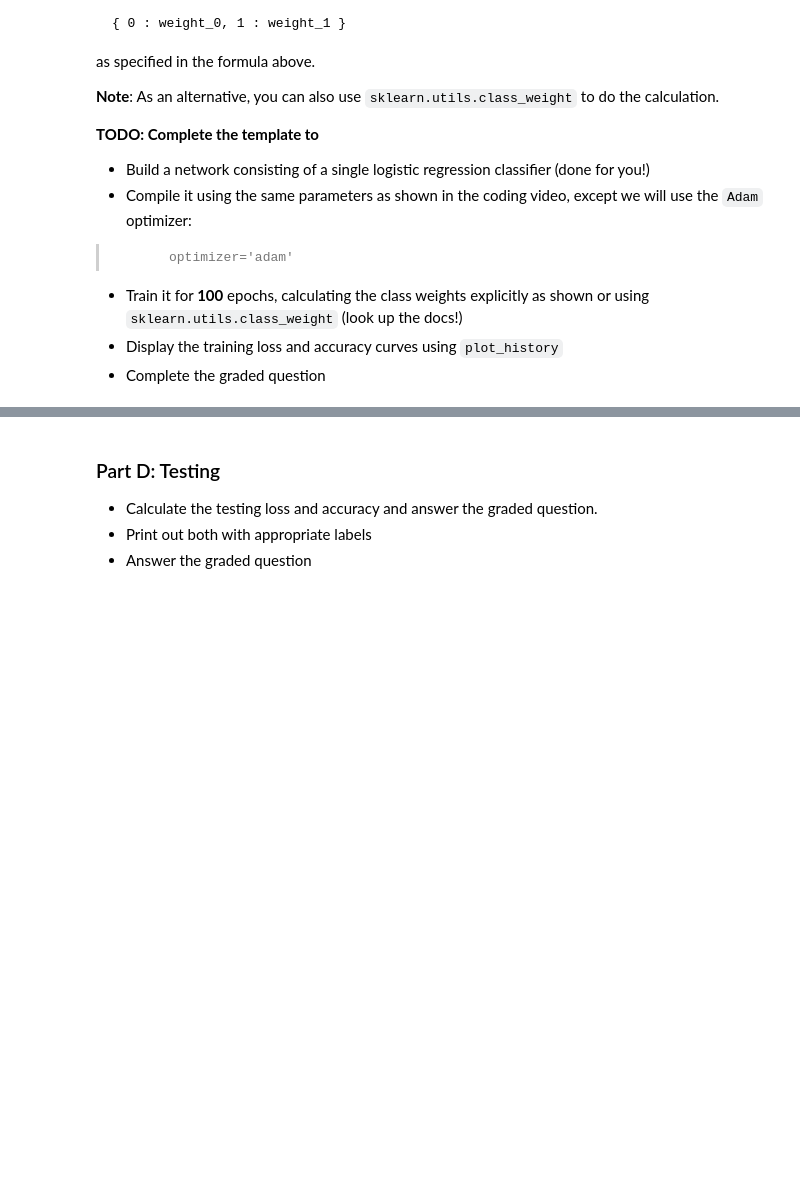
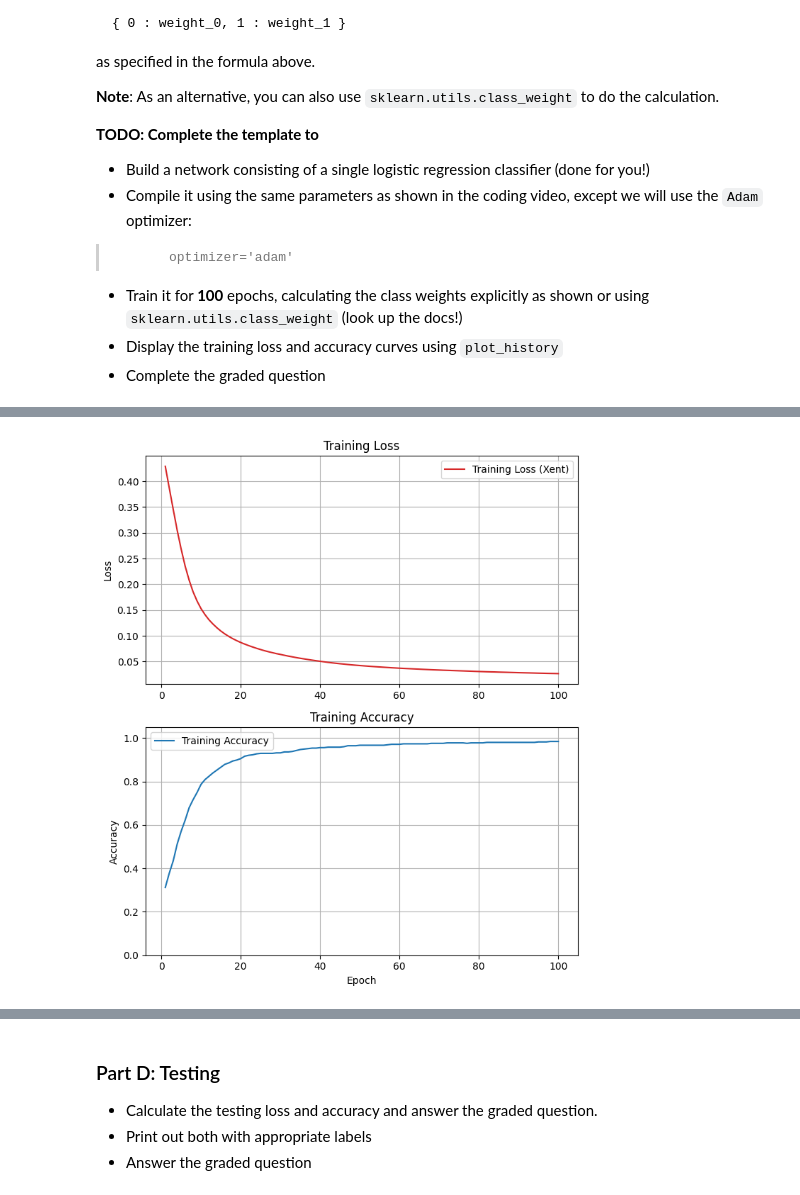
Before and after one commit to johnsahn2002/homework_01_amlai, a Jupyter notebook: Homework_01 .ipynb, the cells around one changed output, grey strips where cells are left out. Saved outputs shown, nothing was run; the diff lists cells and outputs as text; code cells hidden in the pictures; blank space fills up the shorter version.

```diff
--- a/Homework_01 .ipynb
+++ b/Homework_01 .ipynb
@@ -268,4 +268,18 @@ model_baseline = keras.Sequential(
 )
 
 # Your code here, add additional cells if you wish
+
+model_baseline.compile(optimizer='adam', loss='mse',metrics=['accuracy'])
+
+
+classes = np.unique(y_train)
+class_weights = class_weight.compute_class_weight(
+    class_weight='balanced',
+    classes=classes,
+    y=y_train
+)
+
+class_weights = dict(zip(classes, class_weights))
+
+regression_history = model_baseline.fit(X_train_scaled, y_train, epochs = n_epochs, class_weight=class_weights)
 # %% [output]
@@ -272,0 +303,4 @@ model_baseline = keras.Sequential(
+# %%
+plot_history(regression_history)
+# %% [output]
+[figure, added]
```
Also changed, not shown: parts of 32 cells of this notebook.
